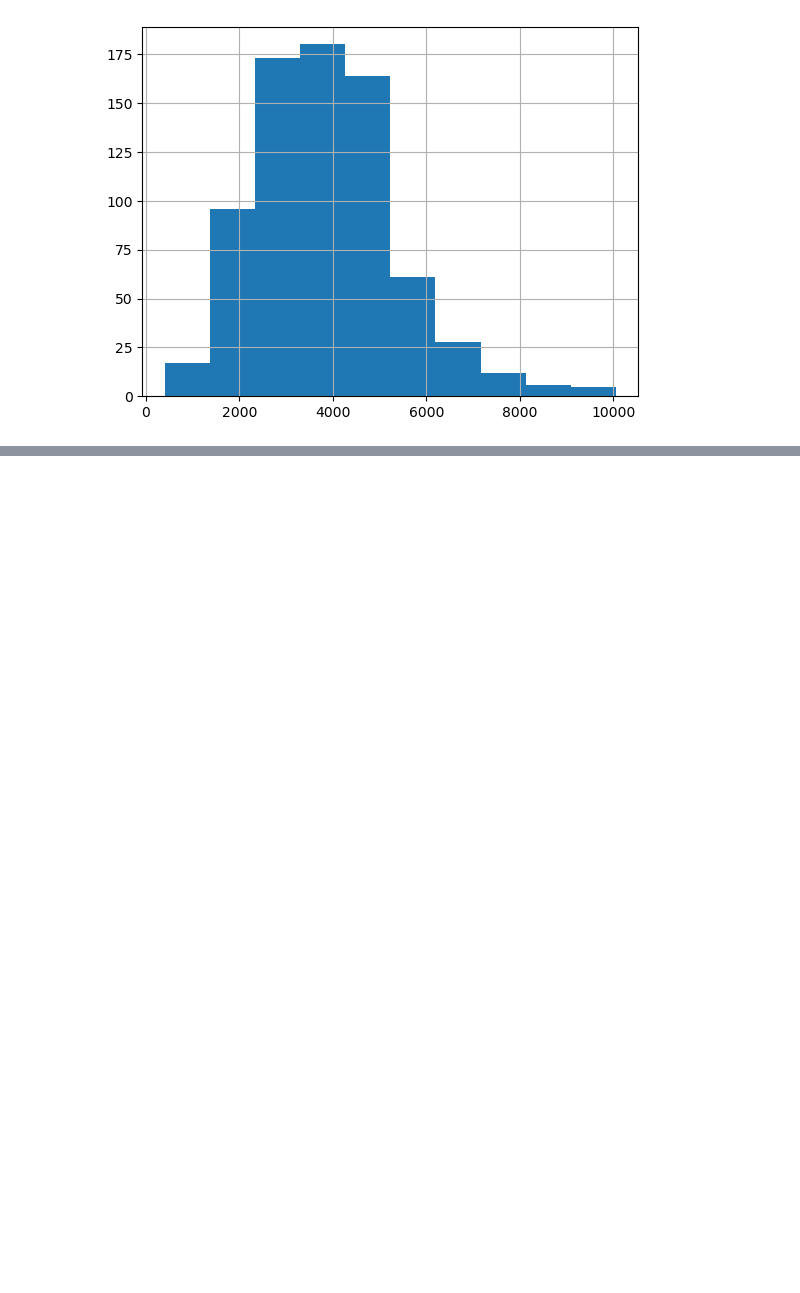
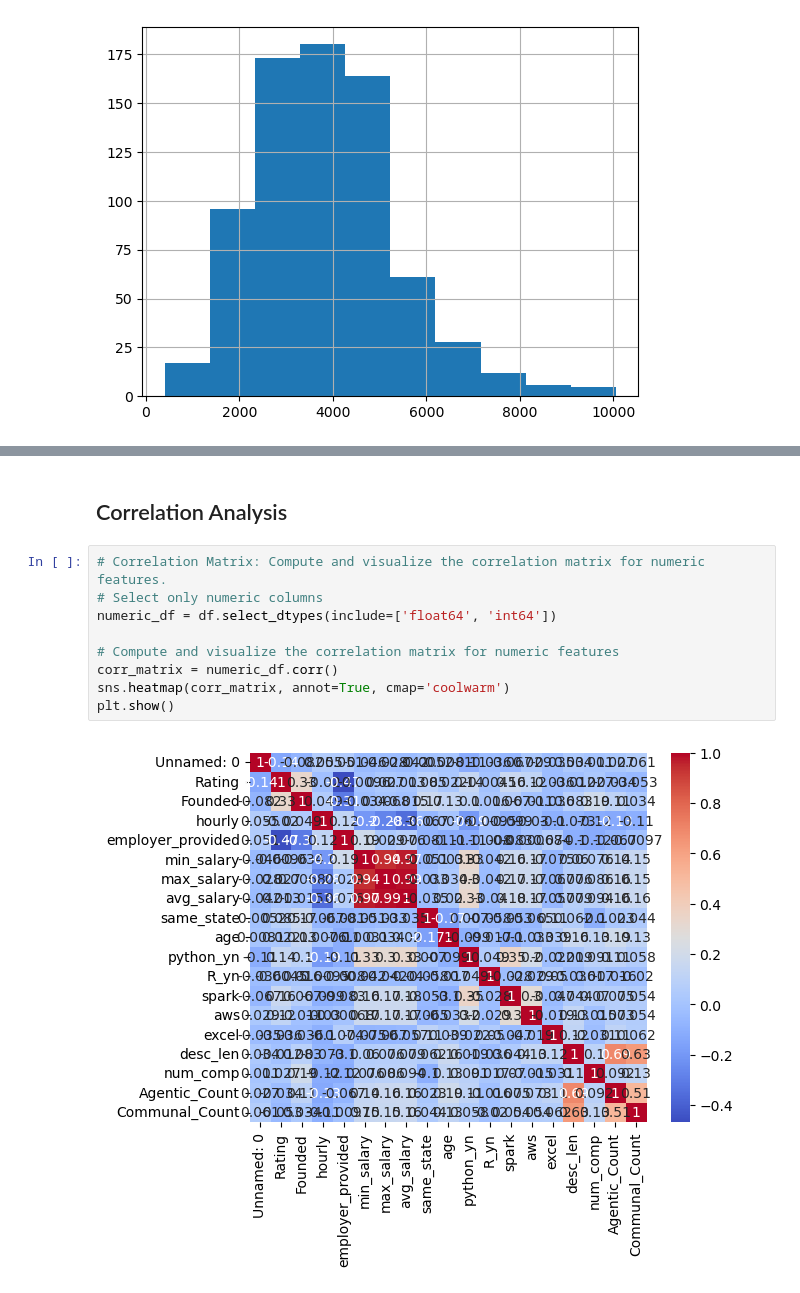
Before and after one commit to AnalysisKris/Finley_Capstone, a Jupyter notebook: EDA/eda.ipynb, the cells around one changed output, grey strips where cells are left out. Saved outputs shown, nothing was run; the diff lists cells and outputs as text; blank space fills up the shorter version.

```diff
--- a/EDA/eda.ipynb
+++ b/EDA/eda.ipynb
@@ -87,0 +137,13 @@ df['desc_len'].hist()
+# %% [markdown]
+## Correlation Analysis
+# %%
+# Correlation Matrix: Compute and visualize the correlation matrix for numeric features.
+# Select only numeric columns
+numeric_df = df.select_dtypes(include=['float64', 'int64'])
+
+# Compute and visualize the correlation matrix for numeric features
+corr_matrix = numeric_df.corr()
+sns.heatmap(corr_matrix, annot=True, cmap='coolwarm')
+plt.show()
+# %% [output]
+[figure, added]
```
Also changed, not shown: parts of 33 cells of this notebook, 1 other file.
